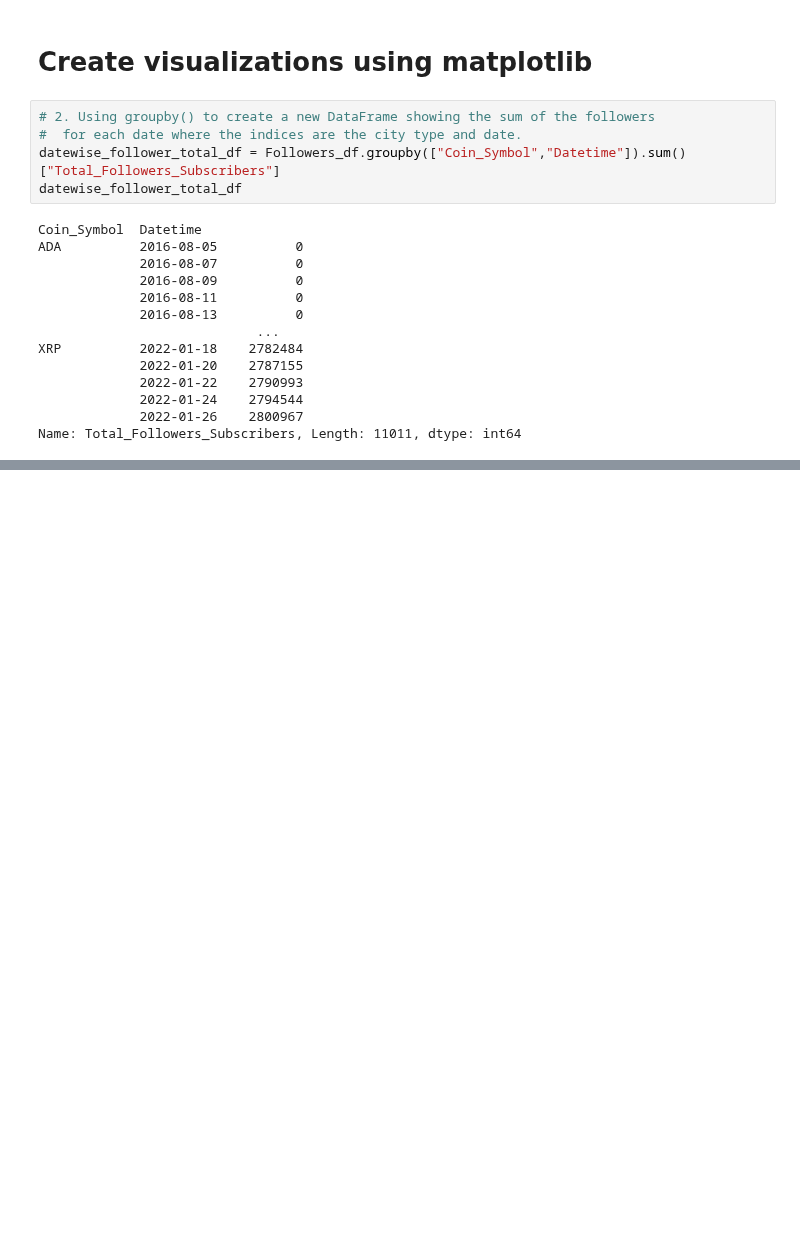
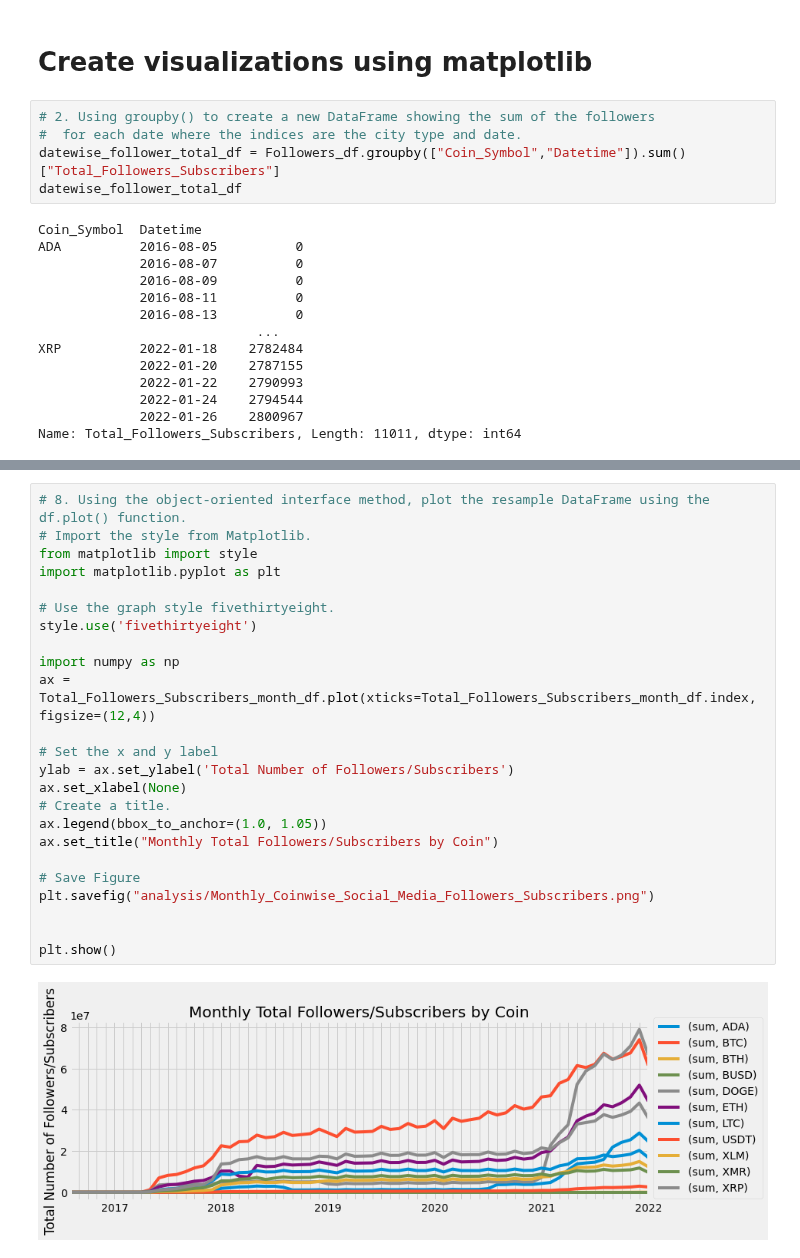
Before and after one commit to LaviJ/Cryptocurrency-Analysis, a Jupyter notebook: Database/Seg2_LJ/Fetch_API_Cryptocompare_Social_stats_data.ipynb, the cells around one changed output, grey strips where cells are left out. Drawn from its saved outputs; the diff is of its cells as text; blank space fills up the shorter version.

```diff
--- a/Database/Seg2_LJ/Fetch_API_Cryptocompare_Social_stats_data.ipynb
+++ b/Database/Seg2_LJ/Fetch_API_Cryptocompare_Social_stats_data.ipynb
@@ -527,0 +466,26 @@ plt.show()
+# %%
+# 8. Using the object-oriented interface method, plot the resample DataFrame using the df.plot() function.
+# Import the style from Matplotlib.
+from matplotlib import style
+import matplotlib.pyplot as plt
+
+# Use the graph style fivethirtyeight.
+style.use('fivethirtyeight')
+
+import numpy as np
+ax = Total_Followers_Subscribers_month_df.plot(xticks=Total_Followers_Subscribers_month_df.index, figsize=(12,4))
+
+# Set the x and y label
+ylab = ax.set_ylabel('Total Number of Followers/Subscribers')
+ax.set_xlabel(None)
+# Create a title.
+ax.legend(bbox_to_anchor=(1.0, 1.05))
+ax.set_title("Monthly Total Followers/Subscribers by Coin")
+
+# Save Figure
+plt.savefig("analysis/Monthly_Coinwise_Social_Media_Followers_Subscribers.png")
+
+
+plt.show()
+# %% [output]
+[figure, added]
```
Also changed, not shown: parts of 28 cells of this notebook, 22 other files.
